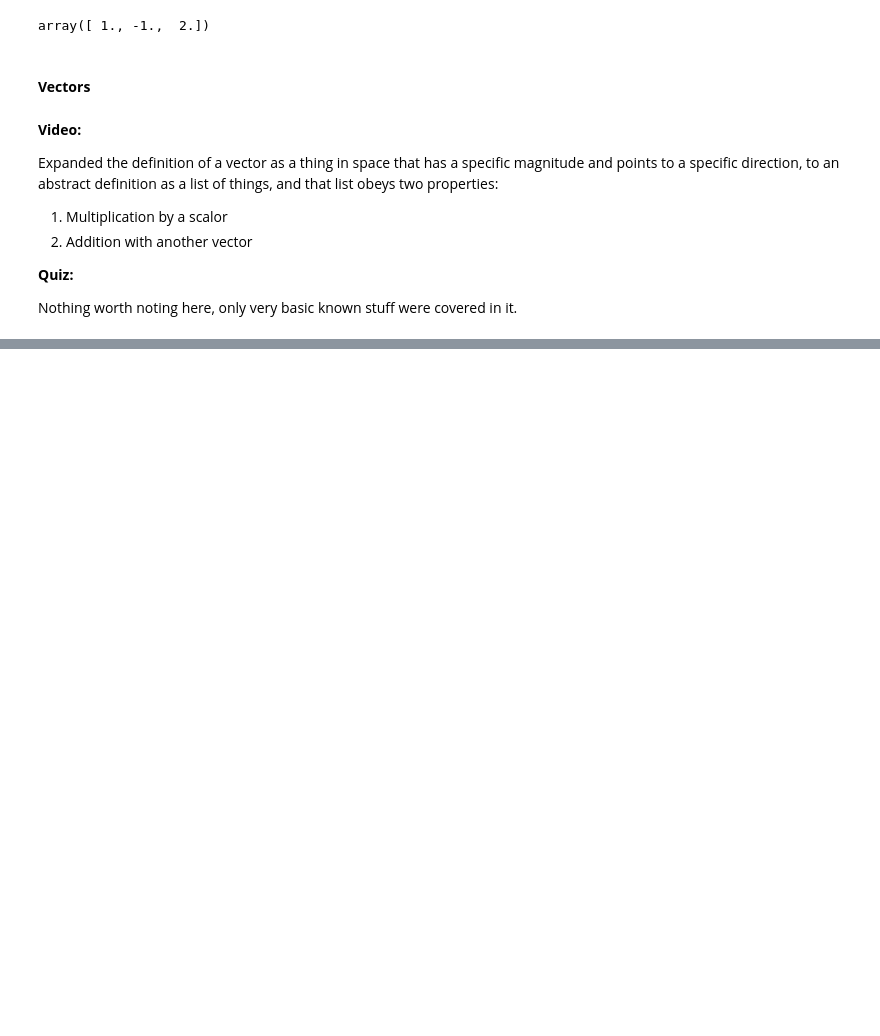
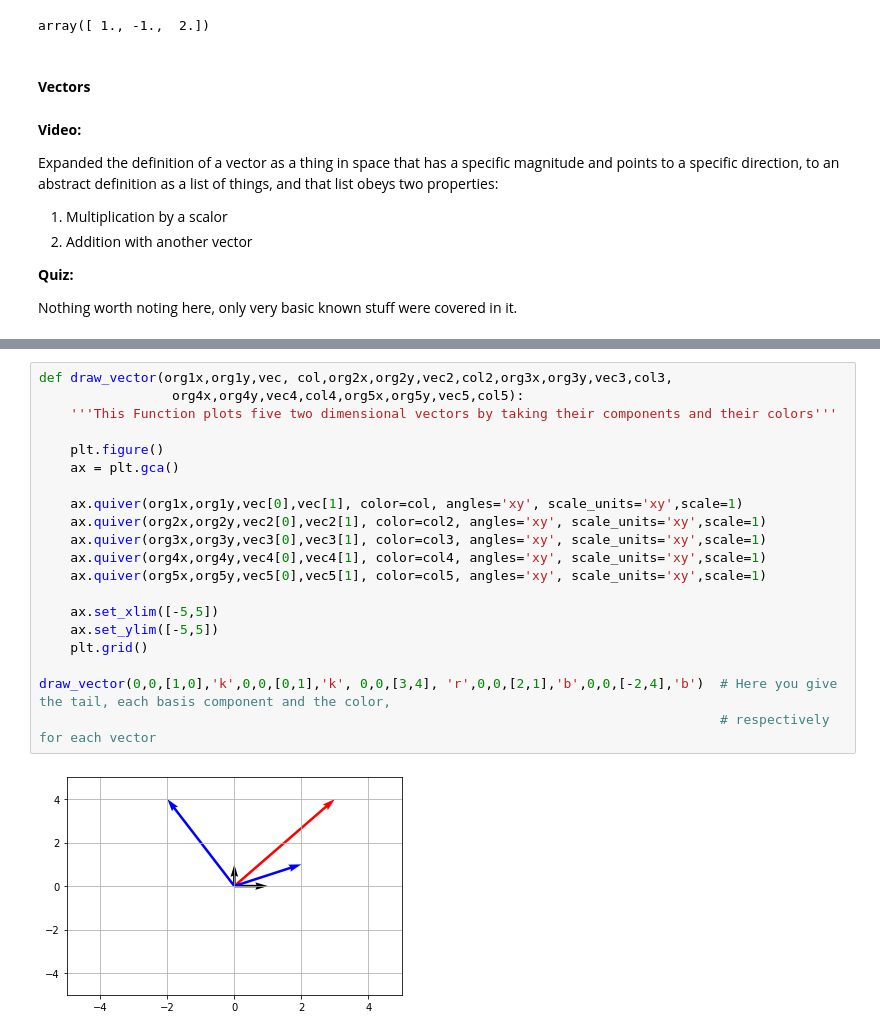
Before and after one commit to HashemRawashdeh/Study, a Jupyter notebook: Data Science/Online Cources/Mathematics For Machine Learning/MML Course.ipynb, the cells around one changed output, grey strips where cells are left out. Saved outputs shown, nothing was run; the diff lists cells and outputs as text; blank space fills up the shorter version.

```diff
--- a/Data Science/Online Cources/Mathematics For Machine Learning/MML Course.ipynb
+++ b/Data Science/Online Cources/Mathematics For Machine Learning/MML Course.ipynb
@@ -93,0 +168,22 @@ Nothing worth noting here, only very basic known stuff were covered in it.
+# %%
+def draw_vector(org1x,org1y,vec, col,org2x,org2y,vec2,col2,org3x,org3y,vec3,col3,
+                 org4x,org4y,vec4,col4,org5x,org5y,vec5,col5):
+    '''This Function plots five two dimensional vectors by taking their components and their colors'''
+
+    plt.figure()
+    ax = plt.gca()
+
+    ax.quiver(org1x,org1y,vec[0],vec[1], color=col, angles='xy', scale_units='xy',scale=1)
+    ax.quiver(org2x,org2y,vec2[0],vec2[1], color=col2, angles='xy', scale_units='xy',scale=1)
+    ax.quiver(org3x,org3y,vec3[0],vec3[1], color=col3, angles='xy', scale_units='xy',scale=1)
+    ax.quiver(org4x,org4y,vec4[0],vec4[1], color=col4, angles='xy', scale_units='xy',scale=1)
+    ax.quiver(org5x,org5y,vec5[0],vec5[1], color=col5, angles='xy', scale_units='xy',scale=1)
+
+    ax.set_xlim([-5,5])
+    ax.set_ylim([-5,5])
+    plt.grid()
+
+draw_vector(0,0,[1,0],'k',0,0,[0,1],'k', 0,0,[3,4], 'r',0,0,[2,1],'b',0,0,[-2,4],'b')  # Here you give the tail, each basis component and the color,
+                                                                                       # respectively for each vector
+# %% [output]
+[figure, added]
```
Also changed, not shown: parts of 51 cells of this notebook, 1 other file.
